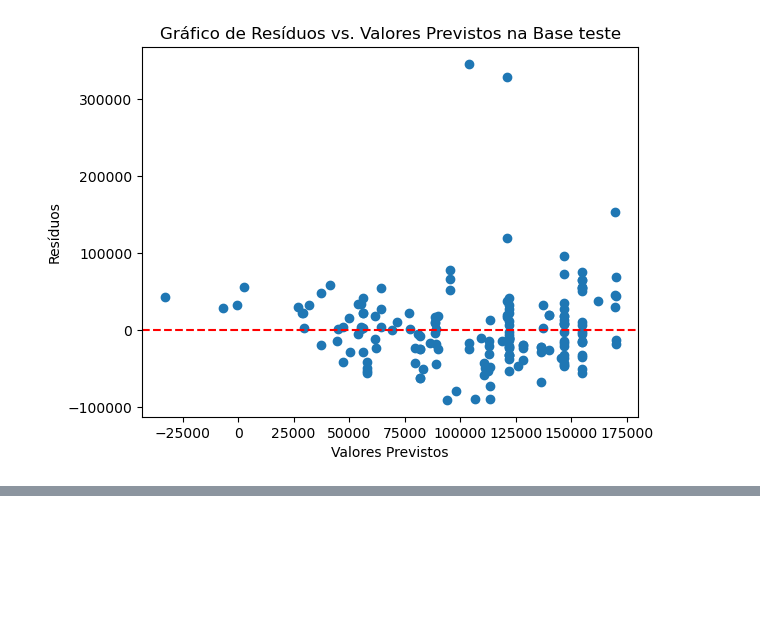
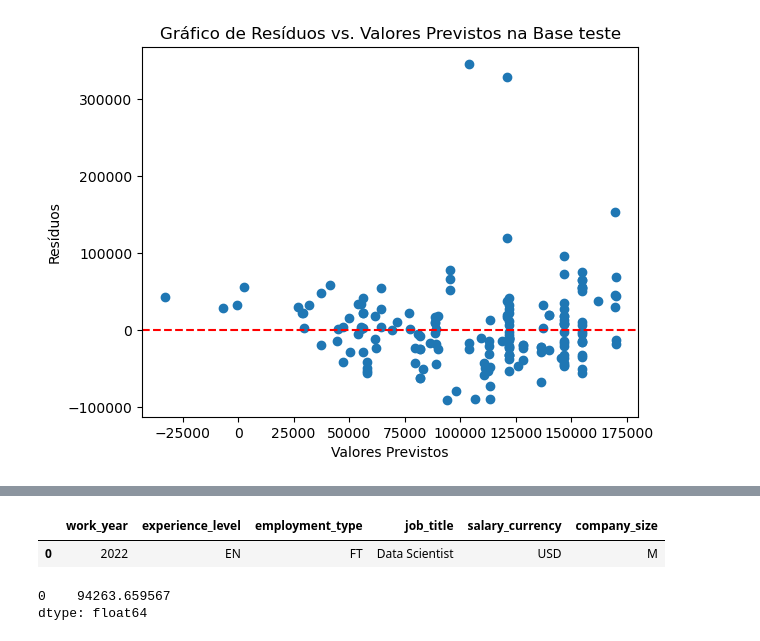
Before and after one commit to felipeeanjos/projeto-salario-area-de-dados, a Jupyter notebook: Salário dos funcionários .ipynb, the cells around one changed output, grey strips where cells are left out. Drawn from its saved outputs; the diff is of its cells as text; code cells hidden in the pictures; blank space fills up the shorter version.

Commit message:
fiz uma predição com meus valores
adicionei valores como se eu fosse contratado por uma empresa de médio porte recebendo em USD

```diff
--- a/Salário dos funcionários .ipynb
+++ b/Salário dos funcionários .ipynb
@@ -419,0 +435,15 @@ plt.show()
+# %%
+data = {'work_year':[2022],
+       'experience_level':['EN'],
+       'employment_type':['FT'],
+       'job_title':['Data Scientist'],
+        'salary_currency':['USD'],
+        'company_size':['M']
+       }
+df_valid = pd.DataFrame(data)
+# %%
+#Dados meus entrando em uma empresa de médio porte, 50 a 250 funcionários para receber em USD
+df_valid
+# %% [output]
+|  | work_year | experience_level | employment_type | job_title | salary_currency | company_size |
+| 0 | 2022 | EN | FT | Data Scientist | USD | M |
@@ -419,0 +452,5 @@ plt.show()
+# %%
+pred_valid
+# %% [output]
+0    94263.659567
+dtype: float64
```
Also changed, not shown: parts of 9 cells of this notebook.
